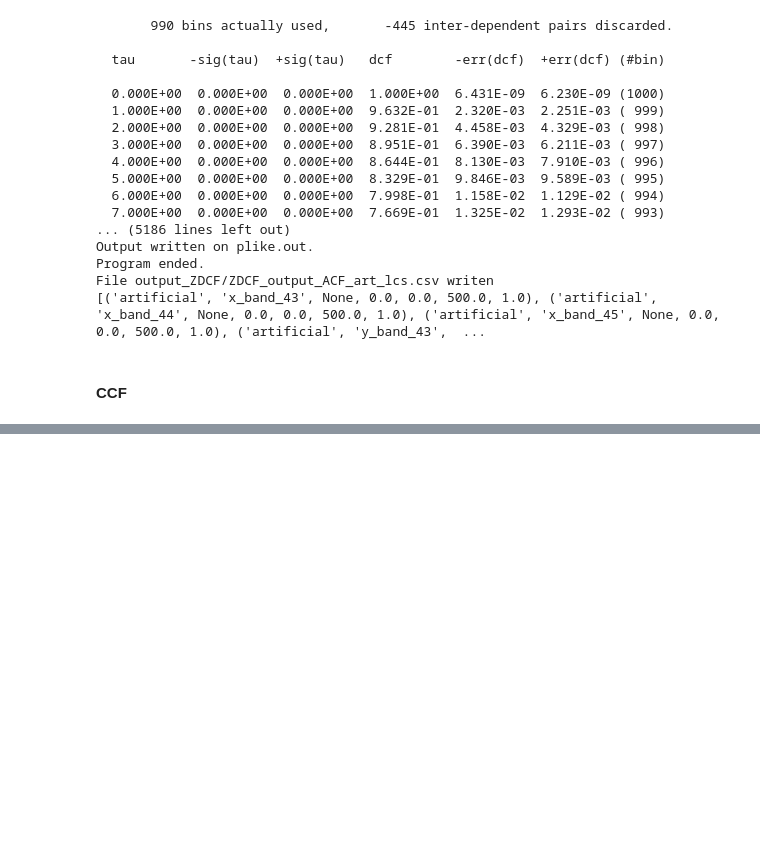
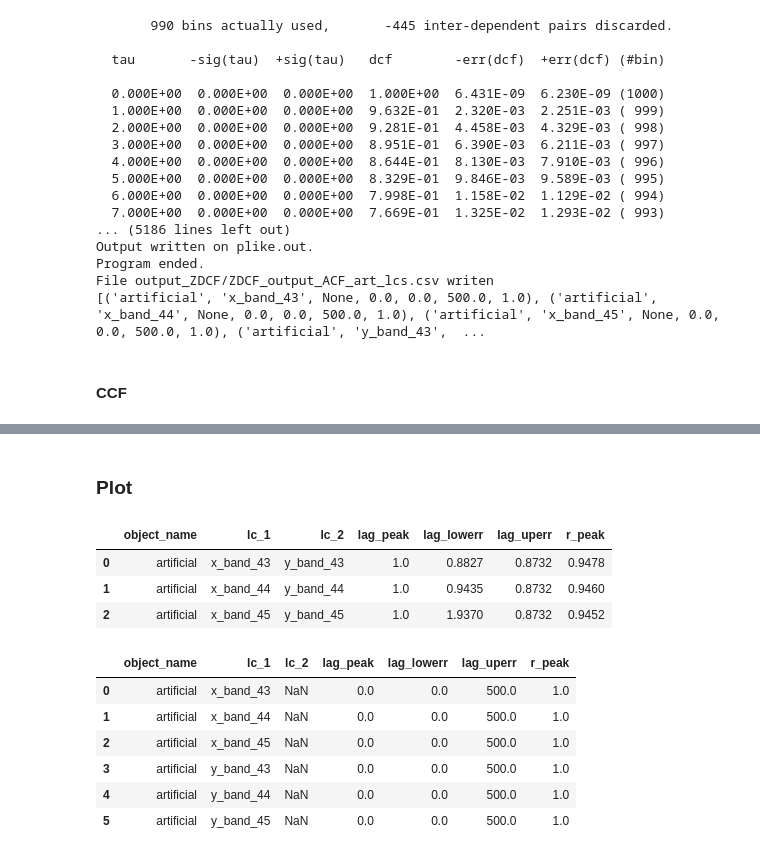
Before and after one commit to NicoGalvarino/AGN_Tutorials_Git, a Jupyter notebook: Tutorial_5_RevMap/RM_tutorial.ipynb, the cells around one changed output, grey strips where cells are left out. Saved outputs shown, nothing was run; the diff lists cells and outputs as text; code cells hidden in the pictures; blank space fills up the shorter version.

```diff
--- a/Tutorial_5_RevMap/RM_tutorial.ipynb
+++ b/Tutorial_5_RevMap/RM_tutorial.ipynb
@@ -311,0 +352,2 @@ File output_ZDCF/ZDCF_output_ACF_art_lcs.csv writen
+# %% [markdown]
+### Plot
@@ -311,0 +400,21 @@ File output_ZDCF/ZDCF_output_ACF_art_lcs.csv writen
+# %%
+zdcf_output_ccf = pd.read_csv('output_ZDCF/ZDCF_output_CCF_art_lcs.csv')
+zdcf_output_ccf.drop('Unnamed: 0', axis=1, inplace=True)
+zdcf_output_ccf
+# %% [output]
+|  | object_name | lc_1 | lc_2 | lag_peak | lag_lowerr | lag_uperr | r_peak |
+| 0 | artificial | x_band_43 | y_band_43 | 1.0 | 0.8827 | 0.8732 | 0.9478 |
+| 1 | artificial | x_band_44 | y_band_44 | 1.0 | 0.9435 | 0.8732 | 0.9460 |
+| 2 | artificial | x_band_45 | y_band_45 | 1.0 | 1.9370 | 0.8732 | 0.9452 |
+# %%
+zdcf_output_acf = pd.read_csv('output_ZDCF/ZDCF_output_ACF_art_lcs.csv')
+zdcf_output_acf.drop('Unnamed: 0', axis=1, inplace=True)
+zdcf_output_acf
+# %% [output]
+|  | object_name | lc_1 | lc_2 | lag_peak | lag_lowerr | lag_uperr | r_peak |
+| 0 | artificial | x_band_43 | NaN | 0.0 | 0.0 | 500.0 | 1.0 |
+| 1 | artificial | x_band_44 | NaN | 0.0 | 0.0 | 500.0 | 1.0 |
+| 2 | artificial | x_band_45 | NaN | 0.0 | 0.0 | 500.0 | 1.0 |
+| 3 | artificial | y_band_43 | NaN | 0.0 | 0.0 | 500.0 | 1.0 |
+| 4 | artificial | y_band_44 | NaN | 0.0 | 0.0 | 500.0 | 1.0 |
+| 5 | artificial | y_band_45 | NaN | 0.0 | 0.0 | 500.0 | 1.0 |
```
Also changed, not shown: parts of 37 cells of this notebook, 10 other files.
